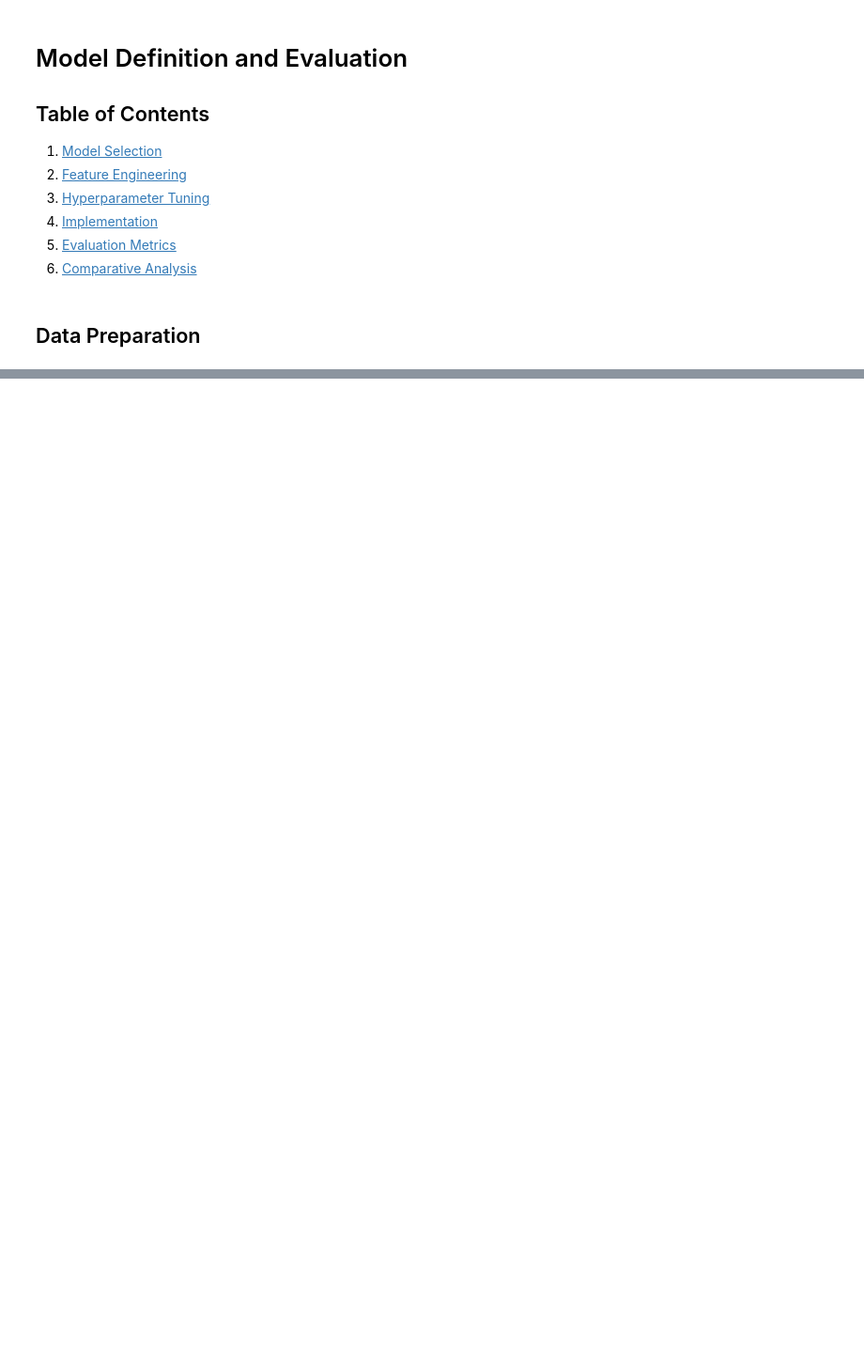
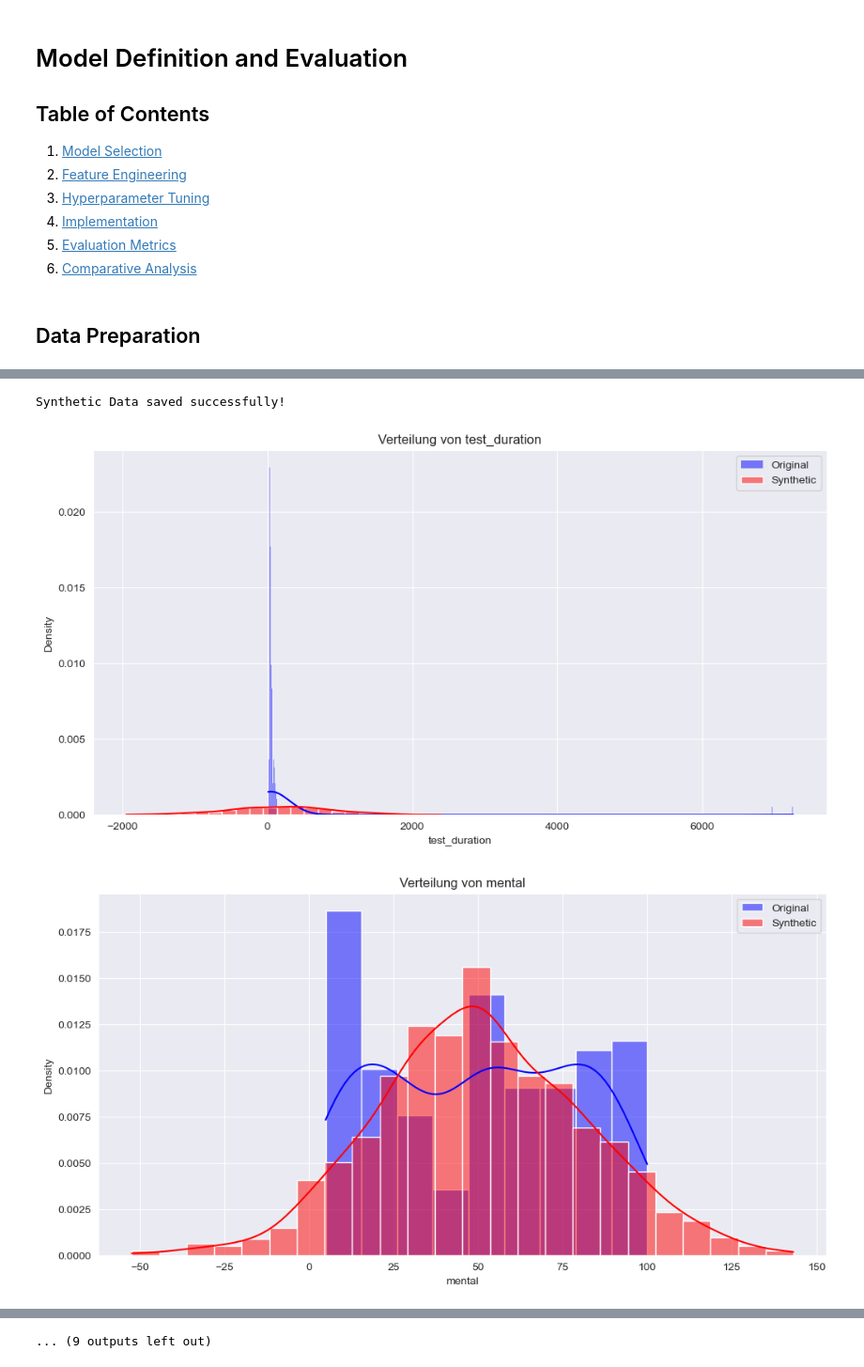
Before and after one commit to HBendig-HSFL/unlocking-minds, a Jupyter notebook: 3_Model/data_generation_statistic_test1.ipynb, the cells around one changed output, grey strips where cells are left out. Shown at 94% size. Cells and saved outputs as stored; diff of their text form; code cells hidden in the pictures; blank space fills up the shorter version.

```diff
--- a/3_Model/data_generation_statistic_test1.ipynb
+++ b/3_Model/data_generation_statistic_test1.ipynb
@@ -25,7 +25,7 @@ from tensorflow.keras import layers
 ## Data Preparation
 # %%
 # Beispiel Daten laden
-data = pd.read_csv('./../Data/preprocessed_df.csv') # Pfad zu Ihren Daten
+data = pd.read_csv('./../Data/preprocessed_df_v2.csv') # Pfad zu Ihren Daten
 
 # Daten skalieren
 scaler = MinMaxScaler()
@@ -107,0 +115,26 @@ print(augmented_data[:5])
+# %%
+print("Synthetic Data saved successfully!")
+import pandas as pd
+import matplotlib.pyplot as plt
+import seaborn as sns
+
+# Konvertiere die augmented_data in ein DataFrame
+augmented_data = pd.DataFrame(augmented_data, columns=data.columns)
+
+# Getrennte DataFrames für Original- und generierte Daten
+original_df = data.copy()
+synthetic_df = augmented_data.iloc[len(data):].copy()
+
+# Histogramme und Dichtekurven für jede Spalte
+for column in data.columns:
+    if column not in ['participant_id', 'test_id']:  # IDs auslassen
+        plt.figure(figsize=(12, 6))
+        sns.histplot(original_df[column], kde=True, color='blue', label='Original', stat='density')
+        sns.histplot(synthetic_df[column], kde=True, color='red', label='Synthetic', stat='density')
+        plt.title(f'Verteilung von {column}')
+        plt.legend()
+        plt.show()
+# %% [output]
+Synthetic Data saved successfully!
+[figure, added]
+[figure, added]
@@ -107,0 +150 @@ print(augmented_data[:5])
+... (9 outputs left out)
```
Also changed, not shown: parts of 5 cells of this notebook, 1 other file.
